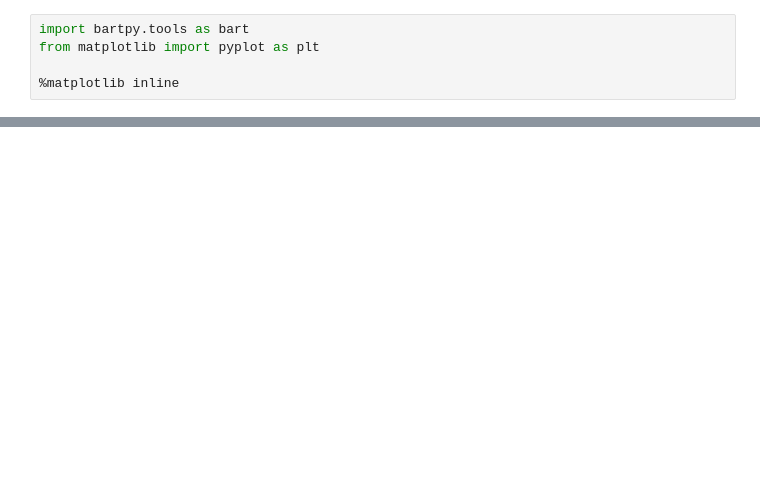
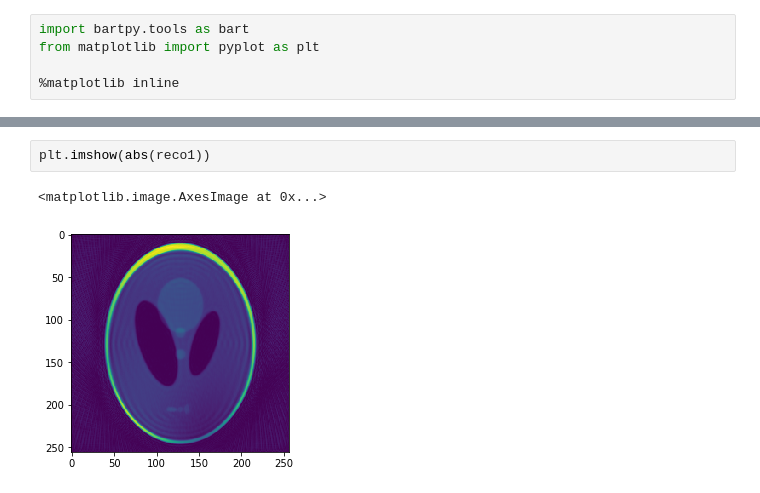
Before and after one commit to malits/bartpy, a Jupyter notebook: demos/Non-Cartesian MRI Using BART.ipynb, the cells around one changed output, grey strips where cells are left out. Saved outputs shown, nothing was run; the diff lists cells and outputs as text; blank space fills up the shorter version.

```diff
--- a/demos/Non-Cartesian MRI Using BART.ipynb
+++ b/demos/Non-Cartesian MRI Using BART.ipynb
@@ -30,3 +30,8 @@ reco1 = bart.rss(igrid, 8)
+# %%
+plt.imshow(abs(reco1))
+# %% [output]
+<matplotlib.image.AxesImage at 0x...>
+[figure, added]
 # %%
 lowres_img = bart.nufft(traj_rad2, ksp_sim, i=True, d=[24,24,1], t=True)
 lowres_ksp = bart.fft(lowres_img, 7, u=True)
```
Also changed, not shown: parts of 13 cells of this notebook, 7 other files.
